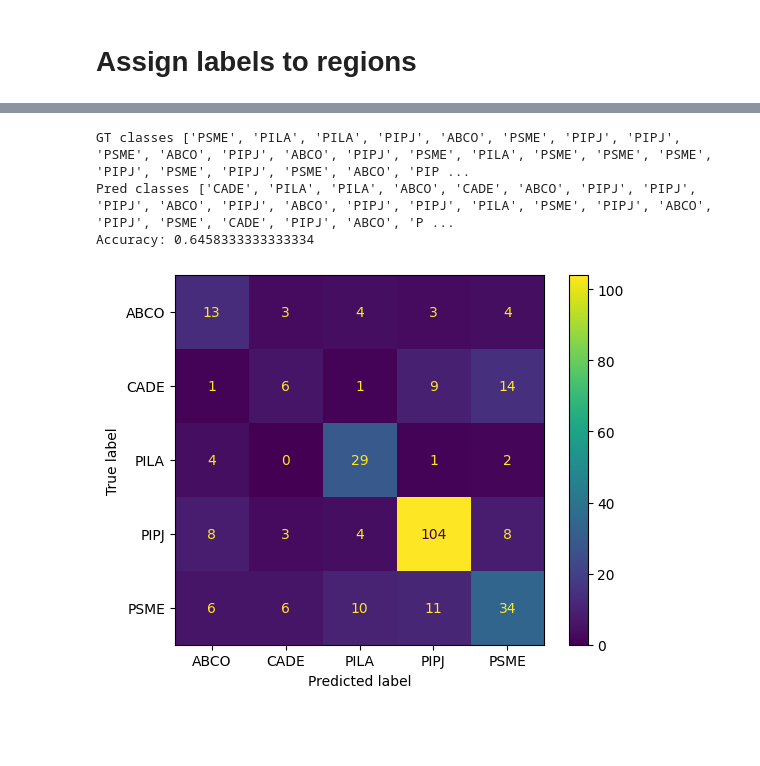
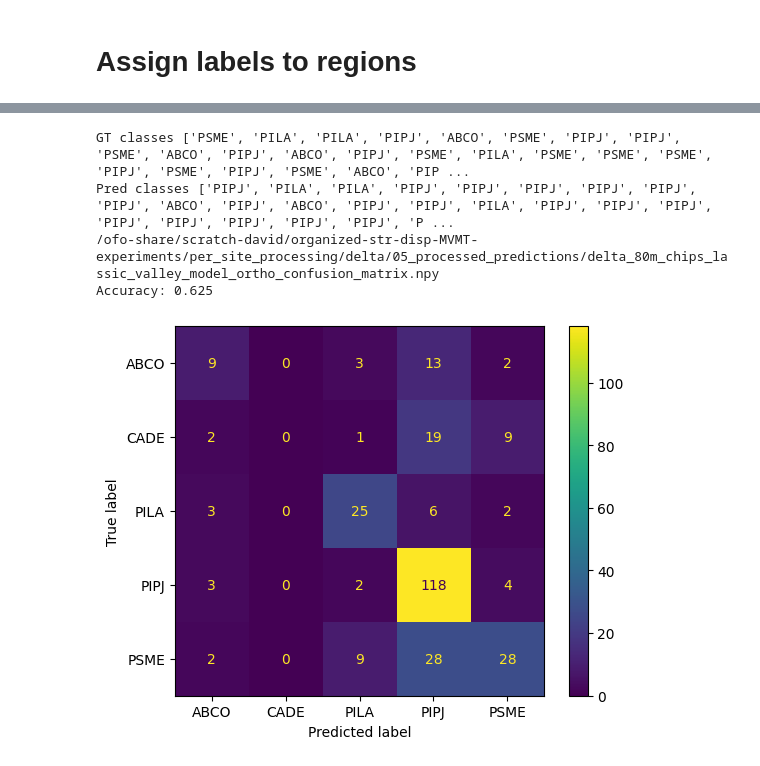
Before and after one commit to russelldj/str-disp-experiments, a Jupyter notebook: scripts/ortho/3_inference/3_inference_ortho_delta.ipynb, the cells around one changed output, grey strips where cells are left out. Saved outputs shown, nothing was run; the diff lists cells and outputs as text; code cells hidden in the pictures; blank space fills up the shorter version.

```diff
--- a/scripts/ortho/3_inference/3_inference_ortho_delta.ipynb
+++ b/scripts/ortho/3_inference/3_inference_ortho_delta.ipynb
@@ -44,7 +44,7 @@ from constants import (
 # Define constants
 # %%
 INFERENCE_SITE = "delta"
-training_sites = sorted(["chips", "lassic"])
+training_sites = sorted(["chips", "lassic", "valley"])
 # %%
 logging.basicConfig(level="INFO")
 # %%
@@ -174,25 +174,27 @@ See the caveats in the documentation: https://pandas.pydata.org/pandas-docs/stab
 # %%
-NUMPY_EXPORT_CONFUSION_MATRIX_FILE = get_numpy_export_confusion_matrix_file(
-    inference_site=INFERENCE_SITE, is_ortho=True
+NUMPY_EXPORT_CONFUSION_MATRIX_FILE = get_numpy_export_cf_filename(
+    prediction_site_name=INFERENCE_SITE, training_sites=training_sites, is_ortho=True
 )
 FIGURE_EXPORT_CONFUSION_MATRIX_FILE = get_figure_export_confusion_matrix_file(
     inference_site=INFERENCE_SITE, is_ortho=True
 )
 
 gt_list = site_gdf[LABELS_COLUMN].tolist()
 pred_list = site_gdf["pred_class"].tolist()
 print(f"GT classes {gt_list}")
 print(f"Pred classes {pred_list}")
 
 # export and show
 cf, classess, accuracy = compute_and_show_cf(
     pred_labels=pred_list, gt_labels=gt_list, labels=list(IDS_TO_LABELS.values()),
     savefile=FIGURE_EXPORT_CONFUSION_MATRIX_FILE,
 )
+print(NUMPY_EXPORT_CONFUSION_MATRIX_FILE)
 np.save(NUMPY_EXPORT_CONFUSION_MATRIX_FILE, cf)
 print(f"Accuracy: {accuracy}")
 # %% [output]
 GT classes ['PSME', 'PILA', 'PILA', 'PIPJ', 'ABCO', 'PSME', 'PIPJ', 'PIPJ', 'PSME', 'ABCO', 'PIPJ', 'ABCO', 'PIPJ', 'PSME', 'PILA', 'PSME', 'PSME', 'PSME', 'PIPJ', 'PSME', 'PIPJ', 'PSME', 'ABCO', 'PIP ...
-Pred classes ['CADE', 'PILA', 'PILA', 'ABCO', 'CADE', 'ABCO', 'PIPJ', 'PIPJ', 'PIPJ', 'ABCO', 'PIPJ', 'ABCO', 'PIPJ', 'PIPJ', 'PILA', 'PSME', 'PIPJ', 'ABCO', 'PIPJ', 'PSME', 'CADE', 'PIPJ', 'ABCO', 'P ...
-Accuracy: 0.6458333333333334
+Pred classes ['PIPJ', 'PILA', 'PILA', 'PIPJ', 'PIPJ', 'PIPJ', 'PIPJ', 'PIPJ', 'PIPJ', 'ABCO', 'PIPJ', 'ABCO', 'PIPJ', 'PIPJ', 'PILA', 'PIPJ', 'PIPJ', 'PIPJ', 'PIPJ', 'PIPJ', 'PIPJ', 'PIPJ', 'PIPJ', 'P ...
+/ofo-share/scratch-david/organized-str-disp-MVMT-experiments/per_site_processing/delta/05_processed_predictions/delta_80m_chips_lassic_valley_model_ortho_confusion_matrix.npy
+Accuracy: 0.625
-[figure, old version]
+[figure, new version]
```
Also changed, not shown: parts of 6 cells of this notebook, 3 other files.
